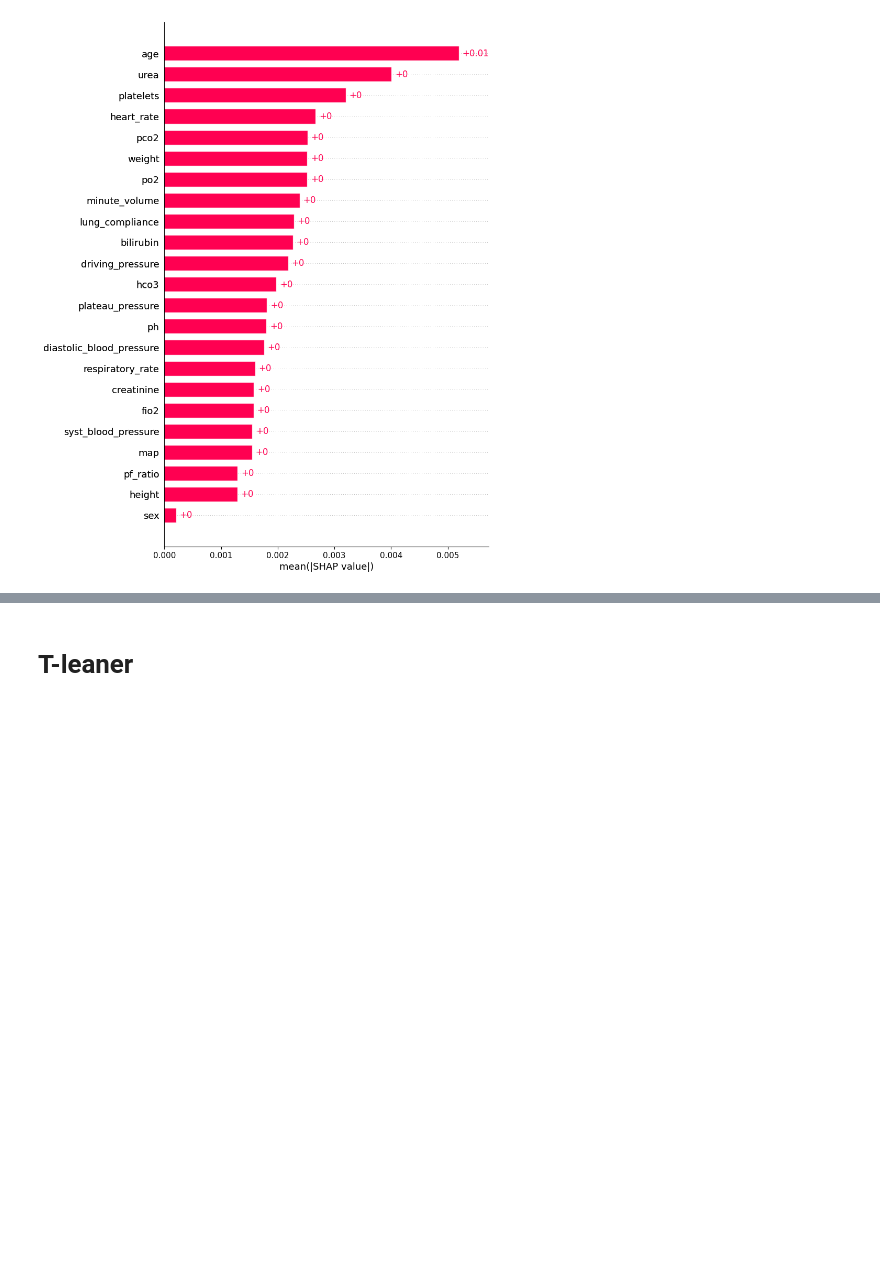
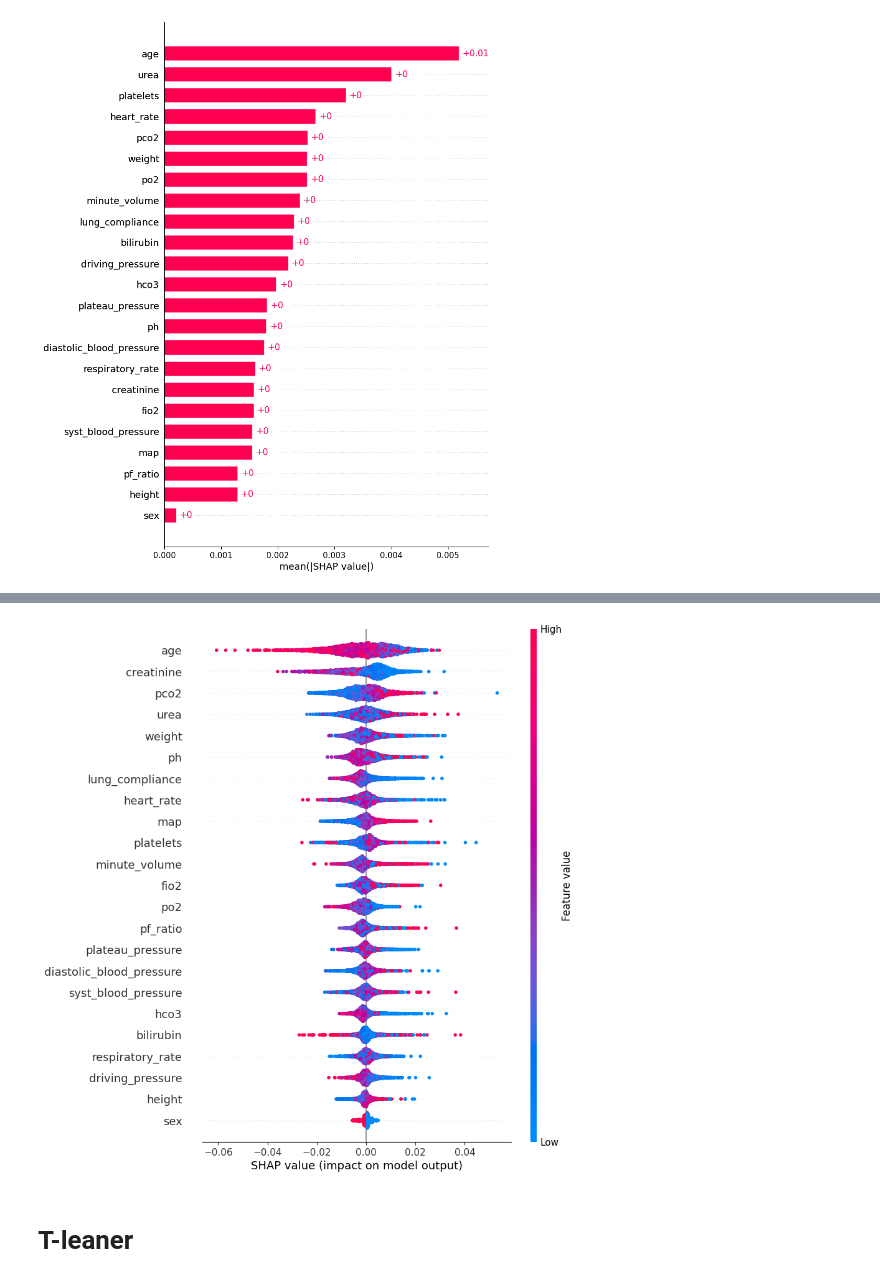
Before and after one commit to Hubert1913/research-project, a Jupyter notebook: mimic_shapley.ipynb, the cells around one changed output, grey strips where cells are left out. Drawn from its saved outputs; the diff is of its cells as text; code cells hidden in the pictures; blank space fills up the shorter version.

```diff
--- a/mimic_shapley.ipynb
+++ b/mimic_shapley.ipynb
@@ -82,3 +88,7 @@ shap.plots.bar(shap_values_s, max_display=24)
+# %%
+shap.plots.beeswarm(shap_values_s, max_display=23)
+# %% [output]
+[figure, added]
 # %% [markdown]
 # T-leaner
 # %%
```
Also changed, not shown: parts of 3 cells of this notebook, 1 other file.
